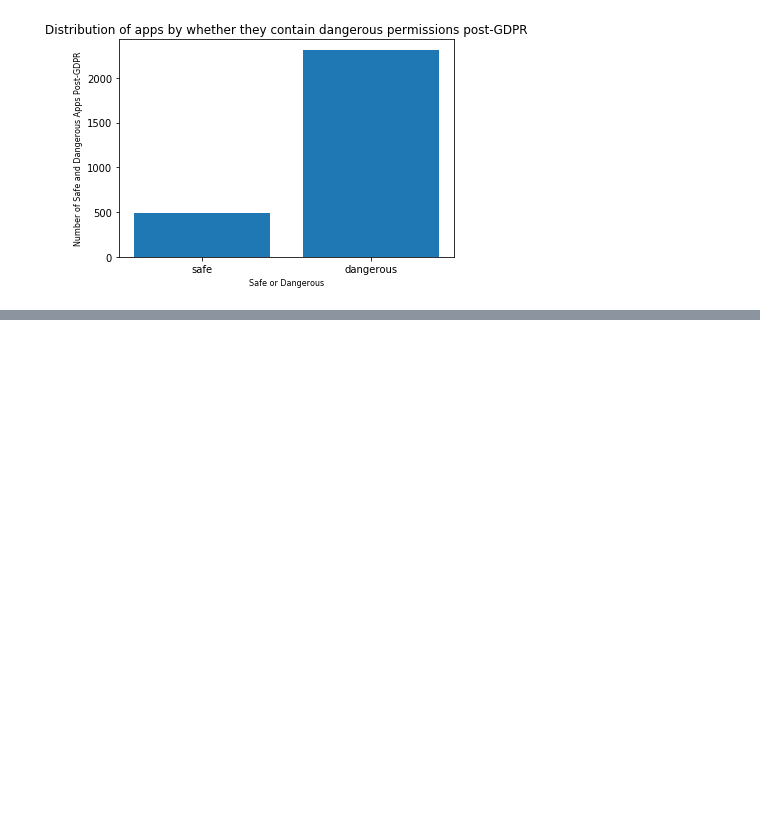
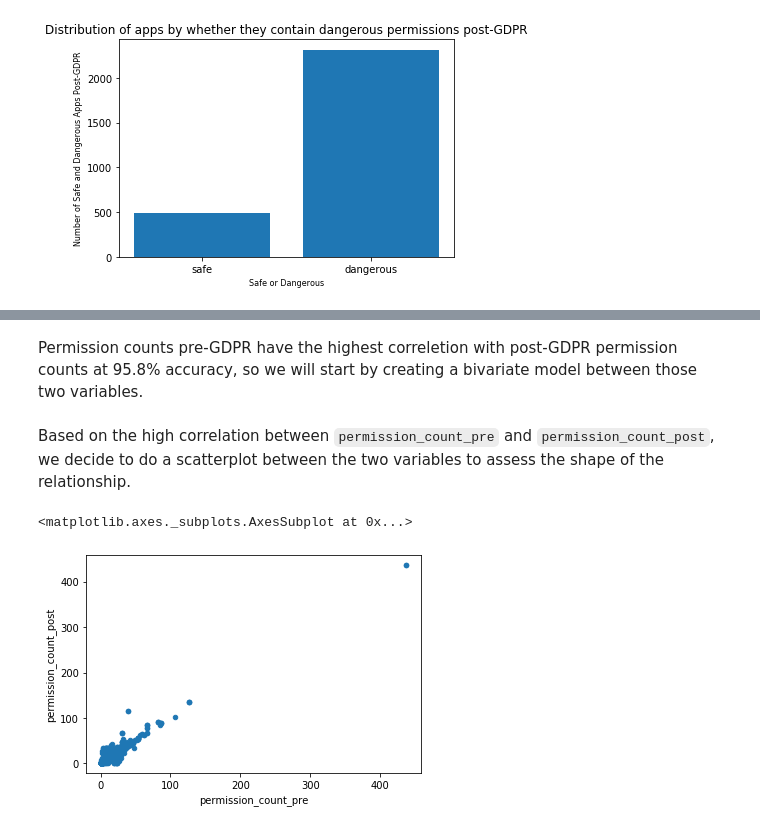
Before and after one commit to JBPelzner/w207_Final, a Jupyter notebook: gdpr_final.ipynb, the cells around one changed output, grey strips where cells are left out. Saved outputs shown, nothing was run; the diff lists cells and outputs as text; code cells hidden in the pictures; blank space fills up the shorter version.

```diff
--- a/gdpr_final.ipynb
+++ b/gdpr_final.ipynb
@@ -639,0 +707,9 @@ corr.style.background_gradient(cmap='coolwarm')
+# %% [markdown]
+Permission counts pre-GDPR have the highest correletion with post-GDPR permission counts at 95.8% accuracy, so we will start by creating a bivariate model between those two variables.
+# %% [markdown]
+Based on the high correlation between `permission_count_pre` and `permission_count_post`, we decide to do a scatterplot between the two variables to assess the shape of the relationship.
+# %%
+gdpr_merge.plot(x='permission_count_pre', y='permission_count_post', kind = 'scatter')
+# %% [output]
+<matplotlib.axes._subplots.AxesSubplot at 0x...>
+[figure, added]
```
Also changed, not shown: parts of 48 cells of this notebook.
